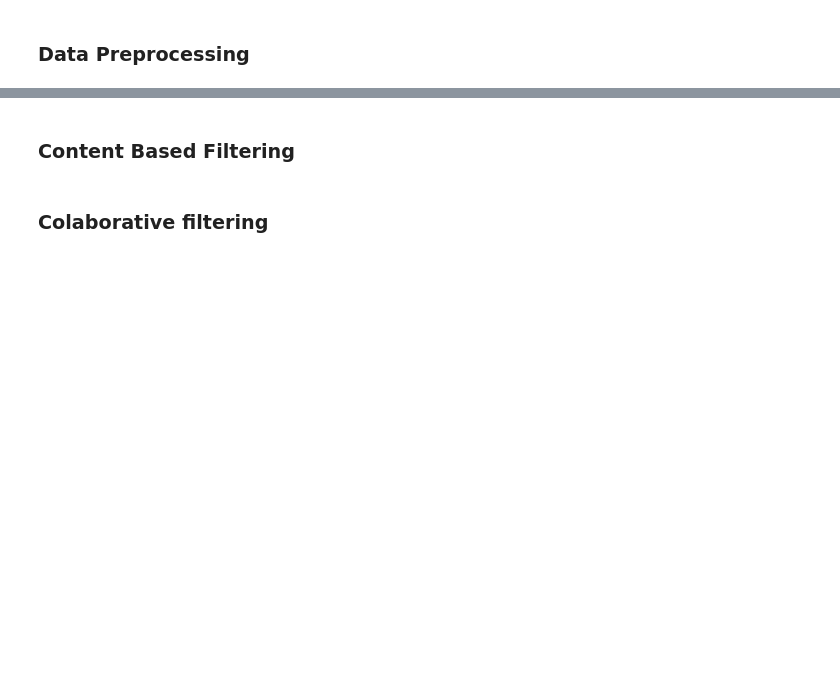
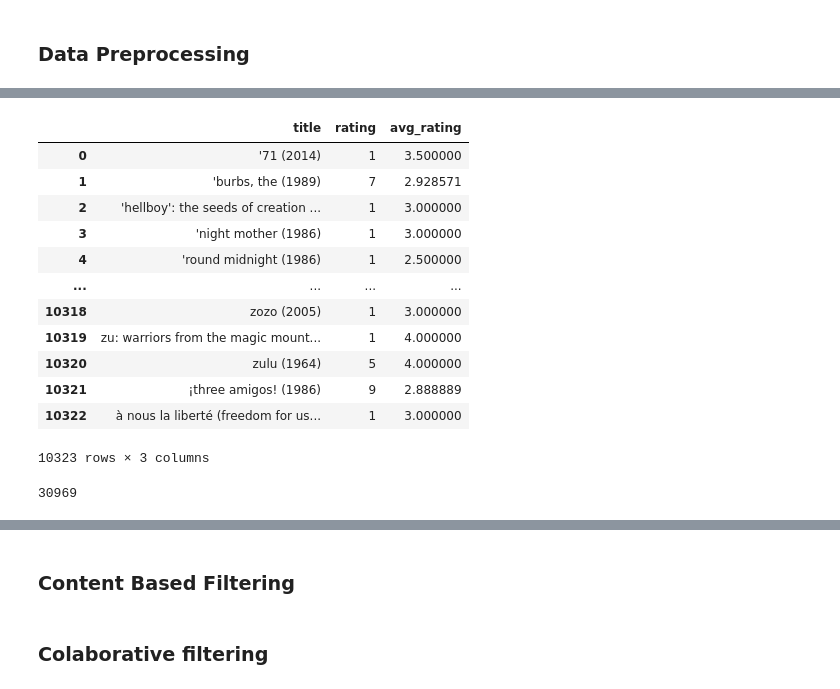
Before and after one commit to ranujap00/Movie-Recommendation-System, a Jupyter notebook: recommendation.ipynb, the cells around one changed output, grey strips where cells are left out. Saved outputs shown, nothing was run; the diff lists cells and outputs as text; code cells hidden in the pictures; blank space fills up the shorter version.

Commit message:
develop popular page

```diff
--- a/recommendation.ipynb
+++ b/recommendation.ipynb
@@ -31,0 +87,3 @@ mov_ratings.head()
+# %%
+num_rating_df = df_getTopMov.groupby('title').count()['rating'].reset_index()
+num_rating_df
@@ -31,0 +104,4 @@ mov_ratings.head()
+# %%
+avg_rating_df = df_getTopMov.groupby('title')['rating'].mean().reset_index()
+avg_rating_df.rename(columns={'rating':'avg_rating'},inplace=True)
+avg_rating_df
@@ -31,0 +122,22 @@ mov_ratings.head()
+# %%
+popular_df = num_rating_df.merge(avg_rating_df,on='title')
+popular_df
+# %% [output]
+|  | title | rating | avg_rating |
+| 0 | '71 (2014) | 1 | 3.500000 |
+| 1 | 'burbs, the (1989) | 7 | 2.928571 |
+| 2 | 'hellboy': the seeds of creation ... | 1 | 3.000000 |
+| 3 | 'night mother (1986) | 1 | 3.000000 |
+| 4 | 'round midnight (1986) | 1 | 2.500000 |
+| ... | ... | ... | ... |
+| 10318 | zozo (2005) | 1 | 3.000000 |
+| 10319 | zu: warriors from the magic mount... | 1 | 4.000000 |
+| 10320 | zulu (1964) | 5 | 4.000000 |
+| 10321 | ¡three amigos! (1986) | 9 | 2.888889 |
+| 10322 | à nous la liberté (freedom for us... | 1 | 3.000000 |
+10323 rows × 3 columns
+# %%
+popular_df = popular_df[popular_df['rating'] > 0].sort_values('avg_rating', ascending=False)
+popular_df.size
+# %% [output]
+30969
```
Also changed, not shown: parts of 9 cells of this notebook, 2 other files.
